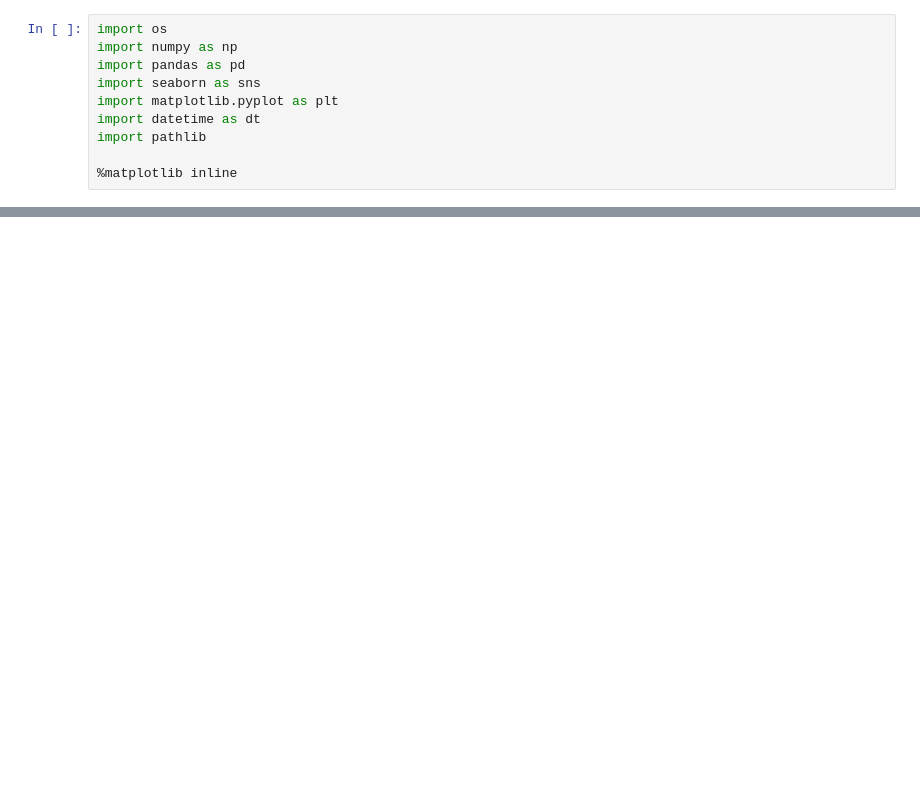
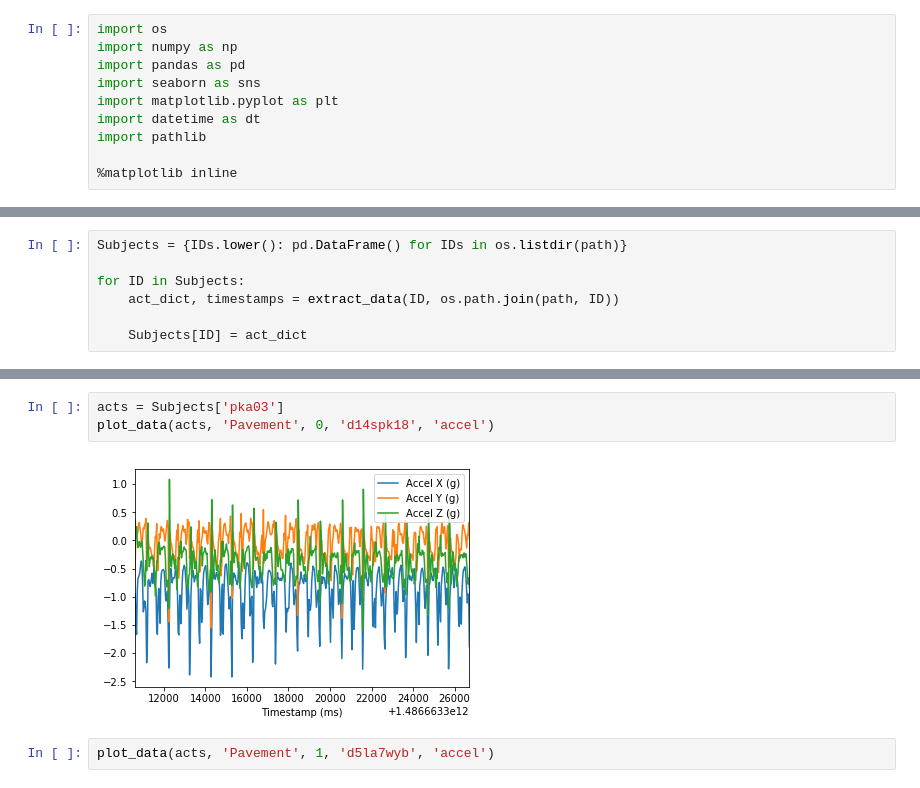
Before and after one commit to adai2017/DOD_PowerLeg, a Jupyter notebook: PKA_DataAnalysis.ipynb, the cells around one changed output, grey strips where cells are left out. Saved outputs shown, nothing was run; the diff lists cells and outputs as text; blank space fills up the shorter version.

Commit message:
Trims data according to timestamps

```diff
--- a/PKA_DataAnalysis.ipynb
+++ b/PKA_DataAnalysis.ipynb
@@ -77,0 +111,7 @@ def process_annotations(path):
+# %%
+Subjects = {IDs.lower(): pd.DataFrame() for IDs in os.listdir(path)}
+
+for ID in Subjects:
+    act_dict, timestamps = extract_data(ID, os.path.join(path, ID))
+
+    Subjects[ID] = act_dict
@@ -77,0 +151,7 @@ def process_annotations(path):
+# %%
+acts = Subjects['pka03']
+plot_data(acts, 'Pavement', 0, 'd14spk18', 'accel')
+# %% [output]
+[figure, added]
+# %%
+plot_data(acts, 'Pavement', 1, 'd5la7wyb', 'accel')
```
Also changed, not shown: parts of 4 cells of this notebook.
